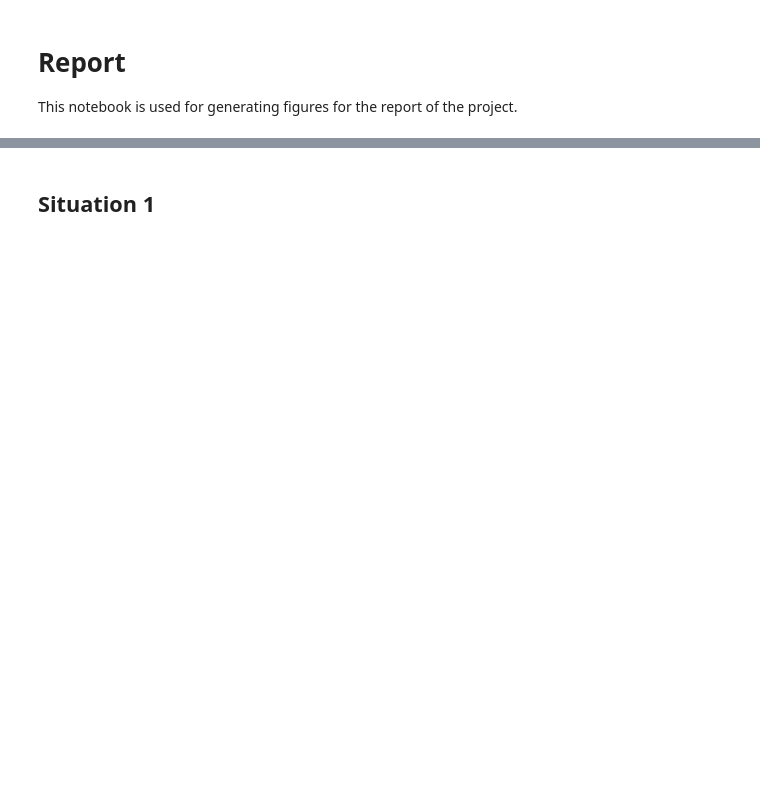
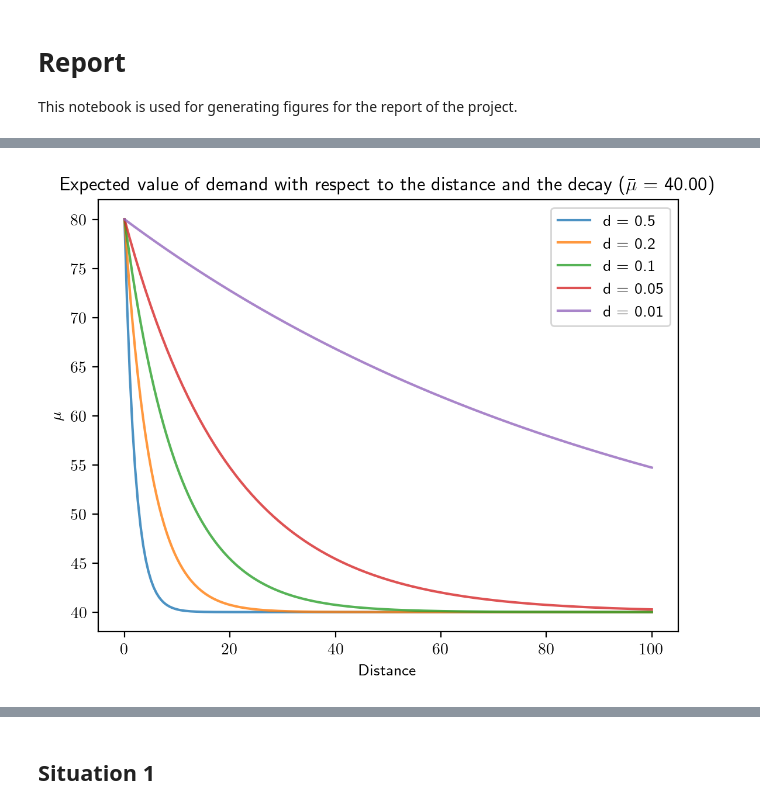
Before and after one commit to gabriel-fortin-leblanc/distributionally-robust-facility-location-problem, a Jupyter notebook: src/report.ipynb, the cells around one changed output, grey strips where cells are left out. Drawn from its saved outputs; the diff is of its cells as text; code cells hidden in the pictures; blank space fills up the shorter version.

```diff
--- a/src/report.ipynb
+++ b/src/report.ipynb
@@ -60,0 +95,38 @@ flp = pg.FLP(
+# %%
+def compute_prob(mu, sig, sd=flp.sd):
+    """Returns a distribution with expected value `mu` and variance `sig`."""
+    f = lambda x: norm.pdf(x, loc=mu, scale=np.sqrt(sig))
+    p = np.array([f(d) for d in flp.sd])
+    p /= p.sum(0)
+    p = p.T
+
+
+def compute_dd_prob(mu_bar, sig_bar, lbd_mu, lbd_sig, y, mu_max, sig_min, sd=flp.sd):
+    mu = mu_bar * (1 + (lbd_mu * y[np.newaxis, :]).sum(1))
+    sig = sig_bar * (1 - (lbd_sig * y[np.newaxis, :]).sum(1))
+    mu[mu > mu_max] = mu_max
+    sig[sig < sig_min] = sig_min
+    return compute_prob(mu, sig, sd)
+
+mu_bar_lb, mu_bar_ub = np.quantile(flp.sd, [0.3, 0.5])
+mu_bar = np.random.uniform(mu_bar_lb, mu_bar_ub, size=num_cs)
+sig_bar = np.repeat((mu_bar_ub - mu_bar_lb) / 12, num_cs)  # Variance of uniform.
+# %%
+decays = [0.5, 0.2, 0.1, 0.05, 0.01]
+lbd_func = lambda x, y, d: np.exp(-d * dist(x, y))
+xx = np.linspace(0, x_lim[1], 200)
+mu_bar_base = 40
+sig_bar_base = sig_bar[0]
+
+fig = plt.figure(dpi=200)
+ax = fig.add_subplot()
+ax.set_title("Expected value of demand with respect to the distance and the decay ($\\bar{\\mu}$ = " + ("%.2f" % mu_bar_base) + ")")
+ax.set_xlabel("Distance")
+ax.set_ylabel("$\\mu$")
+for d in decays:
+    yy = np.array([mu_bar_base * (1 + lbd_func(x, 0, d)) for x in xx])
+    ax.plot(xx, yy, label=f"d = {d}", alpha=0.8)
+ax.legend()
+fig.show()
+# %% [output]
+[figure, added]
```
Also changed, not shown: parts of 30 cells of this notebook, 12 other files.
